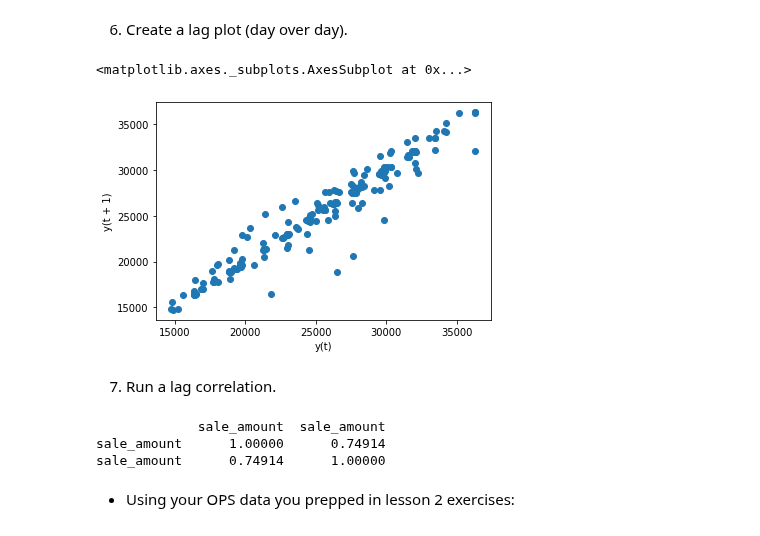
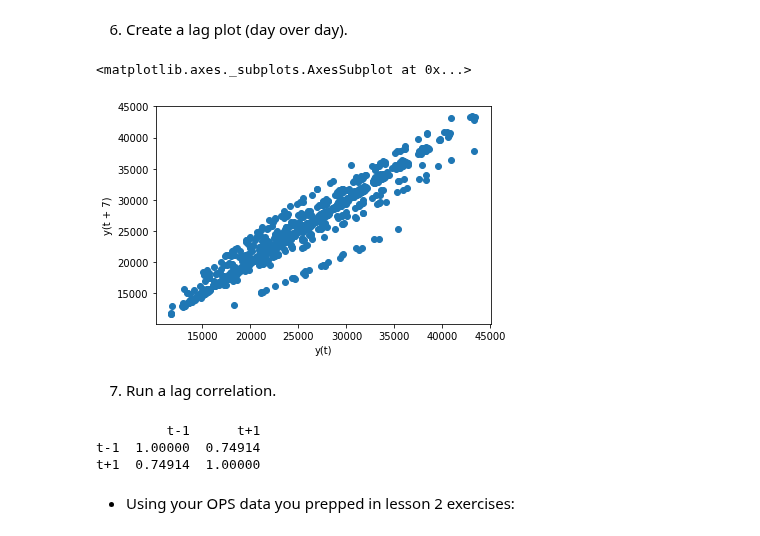
Before and after one commit to cari-holmes/ds-methodologies-exercises, a Jupyter notebook: time_series/explore.ipynb, the cells around one changed output. Cells and saved outputs as stored; diff of their text form; code cells hidden in the pictures.

```diff
--- a/time_series/explore.ipynb
+++ b/time_series/explore.ipynb
@@ -134,22 +159,24 @@ fig = decomposition.plot()
 [figure]
 # %% [markdown]
 6. Create a lag plot (day over day).
-# %%
-pd.plotting.lag_plot(train.resample("W").mean(), lag=1)
-# %% [output]
-<matplotlib.axes._subplots.AxesSubplot at 0x...>
-[figure, removed]
+# %%
+pd.plotting.lag_plot(train.resample("D").mean(), lag=7)
+# lag = days in this case
+# with lag = 7, higher correlation because it is same weekday on each axis
+# %% [output]
+<matplotlib.axes._subplots.AxesSubplot at 0x...>
+[figure, added]
 # %% [markdown]
 7. Run a lag correlation.
 # %%
 df_corr = pd.concat([train.shift(1), train], axis=1)
-df_corr.colums = ['t-1', 't+1']
+df_corr.columns = ['t-1', 't+1']
 results = df_corr.corr()
 print(results)
 # %% [output]
-             sale_amount  sale_amount
-sale_amount      1.00000      0.74914
-sale_amount      0.74914      1.00000
+         t-1      t+1
+t-1  1.00000  0.74914
+t+1  0.74914  1.00000
 # %% [markdown]
 - Using your OPS data you prepped in lesson 2 exercises:
 # %%
```
Also changed, not shown: parts of 24 cells of this notebook.
